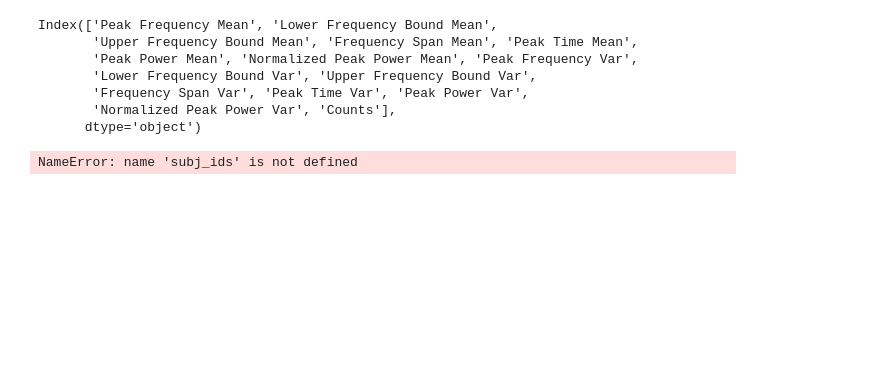
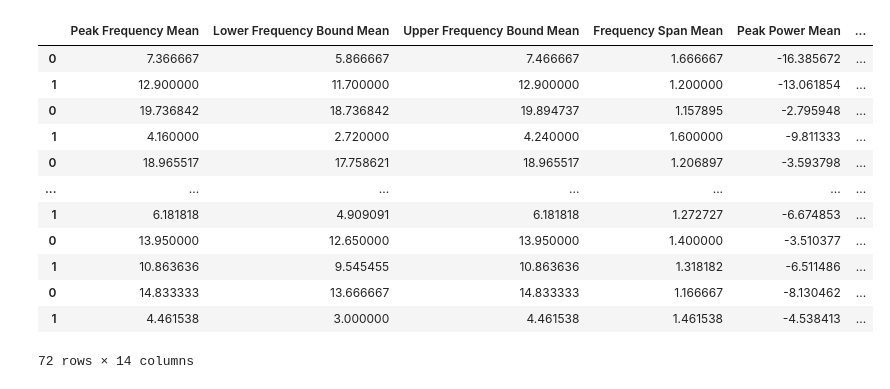
Before and after one commit to ntolley/biomag_spectral_events, a Jupyter notebook: spectral_events.ipynb, the cells around one changed output. Saved outputs shown, nothing was run; the diff lists cells and outputs as text; code cells hidden in the pictures; blank space fills up the shorter version.

```diff
--- a/spectral_events.ipynb
+++ b/spectral_events.ipynb
@@ -240,14 +170,16 @@ Text(0.5, 1.0, 'Alpha Event Feature PCA')
-# %%
-df_diff.columns
-# %% [output]
-Index(['Peak Frequency Mean', 'Lower Frequency Bound Mean',
-       'Upper Frequency Bound Mean', 'Frequency Span Mean', 'Peak Time Mean',
-       'Peak Power Mean', 'Normalized Peak Power Mean', 'Peak Frequency Var',
-       'Lower Frequency Bound Var', 'Upper Frequency Bound Var',
-       'Frequency Span Var', 'Peak Time Var', 'Peak Power Var',
-       'Normalized Peak Power Var', 'Counts'],
-      dtype='object')
-# %%
-subj_ids
-# %% [output]
-NameError: name 'subj_ids' is not defined
+# %%
+df
+# %% [output]
+|  | Peak Frequency Mean | Lower Frequency Bound Mean | Upper Frequency Bound Mean | Frequency Span Mean | Peak Power Mean | ... |
+| 0 | 7.366667 | 5.866667 | 7.466667 | 1.666667 | -16.385672 | ... |
+| 1 | 12.900000 | 11.700000 | 12.900000 | 1.200000 | -13.061854 | ... |
+| 0 | 19.736842 | 18.736842 | 19.894737 | 1.157895 | -2.795948 | ... |
+| 1 | 4.160000 | 2.720000 | 4.240000 | 1.600000 | -9.811333 | ... |
+| 0 | 18.965517 | 17.758621 | 18.965517 | 1.206897 | -3.593798 | ... |
+| ... | ... | ... | ... | ... | ... | ... |
+| 1 | 6.181818 | 4.909091 | 6.181818 | 1.272727 | -6.674853 | ... |
+| 0 | 13.950000 | 12.650000 | 13.950000 | 1.400000 | -3.510377 | ... |
+| 1 | 10.863636 | 9.545455 | 10.863636 | 1.318182 | -6.511486 | ... |
+| 0 | 14.833333 | 13.666667 | 14.833333 | 1.166667 | -8.130462 | ... |
+| 1 | 4.461538 | 3.000000 | 4.461538 | 1.461538 | -4.538413 | ... |
+72 rows × 14 columns
```
Also changed, not shown: parts of 9 cells of this notebook.
